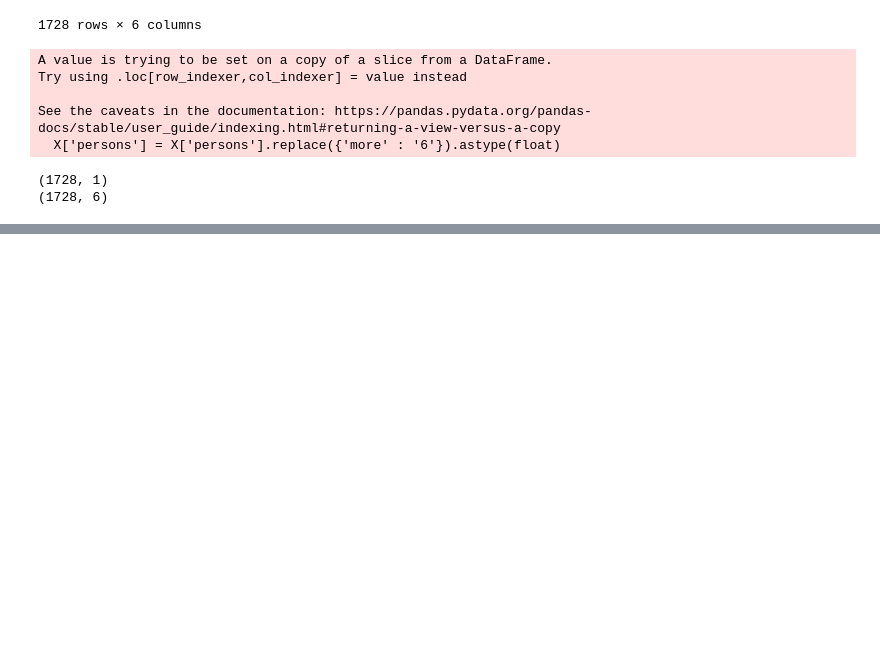
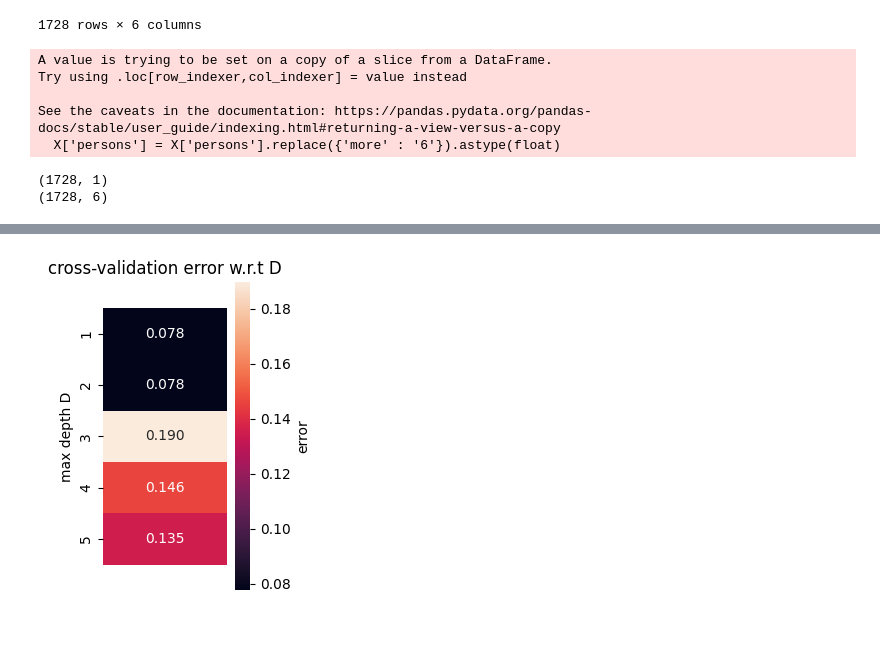
Before and after one commit to ebeltyukova/Classification-Benchmarks-DT-KNN-RF, a Jupyter notebook: car_db.ipynb, the cells around one changed output, grey strips where cells are left out. Saved outputs shown, nothing was run; the diff lists cells and outputs as text; code cells hidden in the pictures; blank space fills up the shorter version.

Commit message:
3 classifiers added

```diff
--- a/car_db.ipynb
+++ b/car_db.ipynb
@@ -215,0 +220,14 @@ print(X.shape)
+# %%
+
+from sklearn.model_selection import train_test_split, GridSearchCV
+from sklearn.metrics import classification_report
+
+param_grid = {'max_depth': [1, 2, 3, 4, 5]}
+estimator = tree.DecisionTreeClassifier(criterion='entropy')
+
+# Perform GridSearchCV
+grid_search = GridSearchCV(estimator, param_grid, cv=10, scoring="accuracy")
+grid_search.fit(X, Y)
+
+# Get best hyperparameters
+best_params = grid_search.best_params_
@@ -269,0 +326,22 @@ Test Accuracy: 0.9451
+# %%
+import seaborn as sns
+
+D_list = [1, 2, 3, 4, 5]
+
+def draw_heatmap(errors, D_list, title):
+    plt.figure(figsize = (2,4))
+    ax = sns.heatmap(errors, annot=True, fmt='.3f', yticklabels=D_list, xticklabels=[])
+    ax.collections[0].colorbar.set_label('error')
+    ax.set(ylabel='max depth D')
+    bottom, top = ax.get_ylim()
+    ax.set_ylim(bottom + 0.5, top - 0.5)
+    plt.title(title)
+    plt.show()
+
+
+cross_val_errors = 1 - grid_search.cv_results_['mean_test_score'].reshape(-1,1)
+draw_heatmap(cross_val_errors, D_list, title='cross-validation error w.r.t D')
+# %% [output]
+[figure, added]
+# %% [markdown]
+##
```
Also changed, not shown: parts of 4 cells of this notebook.
